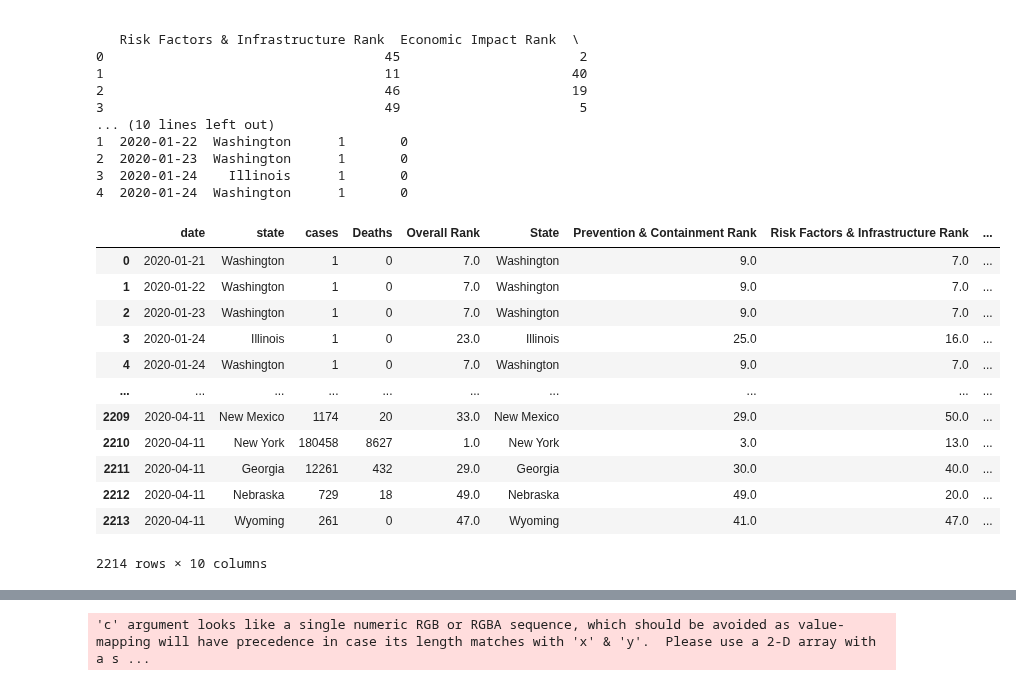
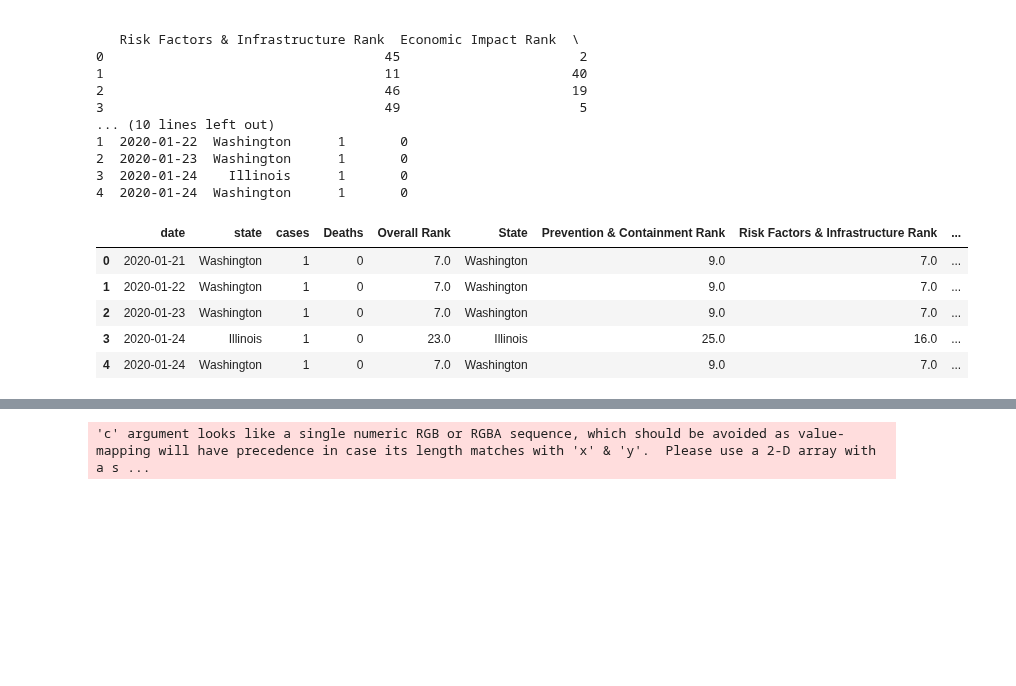
Before and after one commit to lmstevens/Group_Project_1, a Jupyter notebook: Jimmy_Graphics.ipynb, the cells around one changed output, grey strips where cells are left out. Drawn from its saved outputs; the diff is of its cells as text; code cells hidden in the pictures; blank space fills up the shorter version.

```diff
--- a/Jimmy_Graphics.ipynb
+++ b/Jimmy_Graphics.ipynb
@@ -251,5 +250,5 @@ print(final_df.head())
 4  2020-01-24  Washington      1       0
 # %%
 agg_time = pd.merge(final_df, States_Most_Aggressive_Measures_df, how = 'left', left_on = 'state', right_on = "State")
-agg_time
+agg_time.head()
 # %% [output]
@@ -257,12 +256,5 @@ agg_time
 | 0 | 2020-01-21 | Washington | 1 | 0 | 7.0 | Washington | 9.0 | 7.0 | ... |
 | 1 | 2020-01-22 | Washington | 1 | 0 | 7.0 | Washington | 9.0 | 7.0 | ... |
 | 2 | 2020-01-23 | Washington | 1 | 0 | 7.0 | Washington | 9.0 | 7.0 | ... |
 | 3 | 2020-01-24 | Illinois | 1 | 0 | 23.0 | Illinois | 25.0 | 16.0 | ... |
 | 4 | 2020-01-24 | Washington | 1 | 0 | 7.0 | Washington | 9.0 | 7.0 | ... |
-| ... | ... | ... | ... | ... | ... | ... | ... | ... | ... |
-| 2209 | 2020-04-11 | New Mexico | 1174 | 20 | 33.0 | New Mexico | 29.0 | 50.0 | ... |
-| 2210 | 2020-04-11 | New York | 180458 | 8627 | 1.0 | New York | 3.0 | 13.0 | ... |
-| 2211 | 2020-04-11 | Georgia | 12261 | 432 | 29.0 | Georgia | 30.0 | 40.0 | ... |
-| 2212 | 2020-04-11 | Nebraska | 729 | 18 | 49.0 | Nebraska | 49.0 | 20.0 | ... |
-| 2213 | 2020-04-11 | Wyoming | 261 | 0 | 47.0 | Wyoming | 41.0 | 47.0 | ... |
-2214 rows × 10 columns
```
Also changed, not shown: parts of 23 cells of this notebook, 15 other files.
